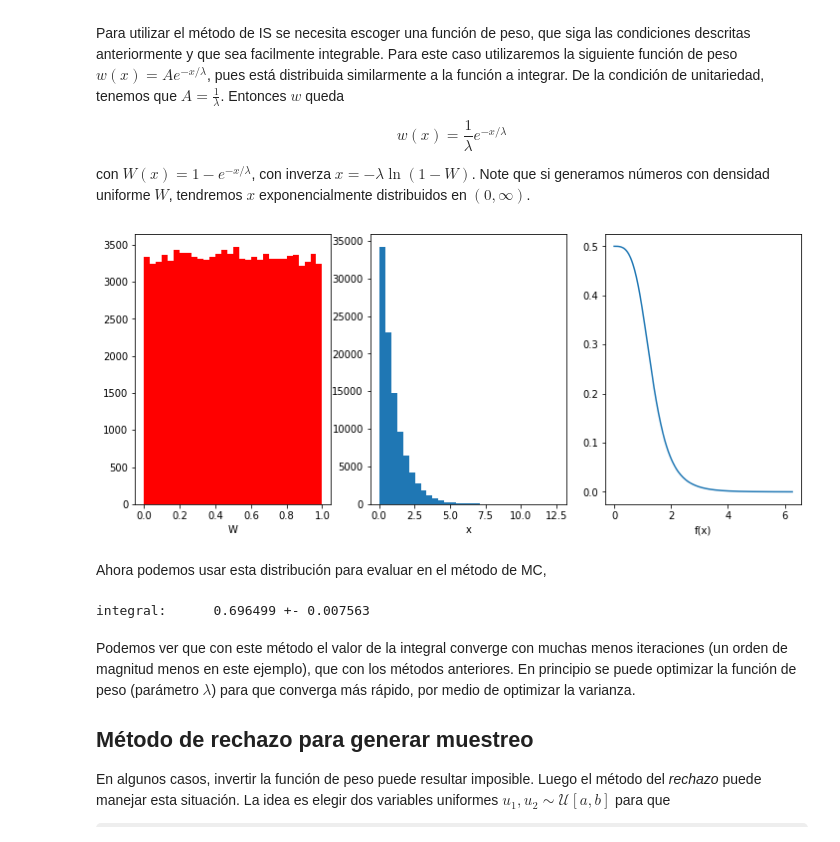
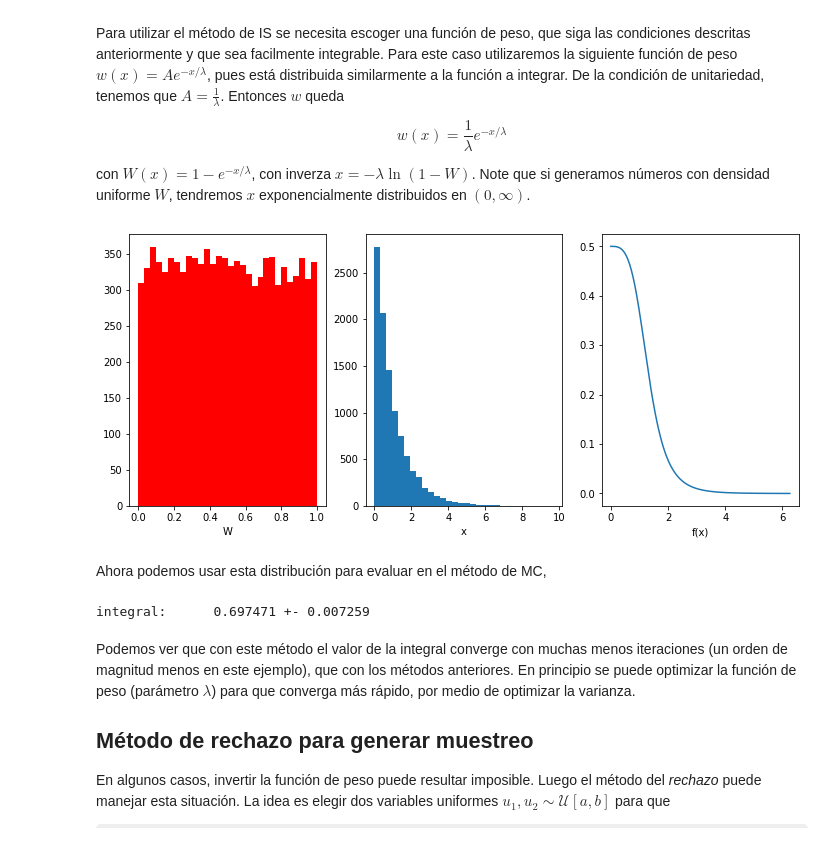
Before and after one commit to casfisica/Fisica_Computacional-1_2021-I, a Jupyter notebook: 9-MonteCarlo2.ipynb, the cells around one changed output. Saved outputs shown, nothing was run; the diff lists cells and outputs as text; code cells hidden in the pictures; some formulas as TeX source.

```diff
--- a/9-MonteCarlo2.ipynb
+++ b/9-MonteCarlo2.ipynb
@@ -119,32 +119,32 @@ con $W(x)=1-e^{-x/\lambda}$, con inverza $x=-\lambda \ln(1-W)$. Note que si gene
 # %%
 from random import random
 from math import log
 import matplotlib.pyplot as plt
 
 #Generemos algunos numeros W
-N = 100000
+N = 10000
 lam = 1
 
 in_points = 0
 #Almacenamos los puntos
 point_W = []
 point_x = []
 
 for i in range(N):
     W = random()
     point_W.append(W)
     point_x.append(-lam*log(1-W))
 
 fig, (ax1, ax2, ax3) = plt.subplots(1, 3, figsize = (12, 5))
 ax1.hist(point_W, bins = 30,color="r")
 ax1.set( xlabel = "W")
 ax2.hist(point_x, bins = 30)
 ax2.set( xlabel = "x")
 ax3.plot(xs,ys)
 ax3.set( xlabel = "f(x)")
 plt.show()
 # %% [output]
-[figure, old version]
+[figure, new version]
 # %% [markdown]
 Ahora podemos usar esta distribución para evaluar en el método de MC,
 # %%
@@ -183,7 +183,7 @@ Int_error3 = sqrt((sum_of_samples2/N-(sum_of_samples*sum_of_samples)/(N*N))/N)
 
 print(f"integral:      {Integral3:4f} +- {Int_error3:4f}")
 # %% [output]
-integral:      0.696499 +- 0.007563
+integral:      0.697471 +- 0.007259
 # %% [markdown]
 Podemos ver que con este método el valor de la integral converge con muchas menos iteraciones (un orden de magnitud menos en este ejemplo), que con los métodos anteriores. En principio se puede optimizar la función de peso (parámetro $\lambda$) para que converga más rápido, por medio de optimizar la varianza.
 
```
Also changed, not shown: parts of 6 cells of this notebook, 10 other files.
